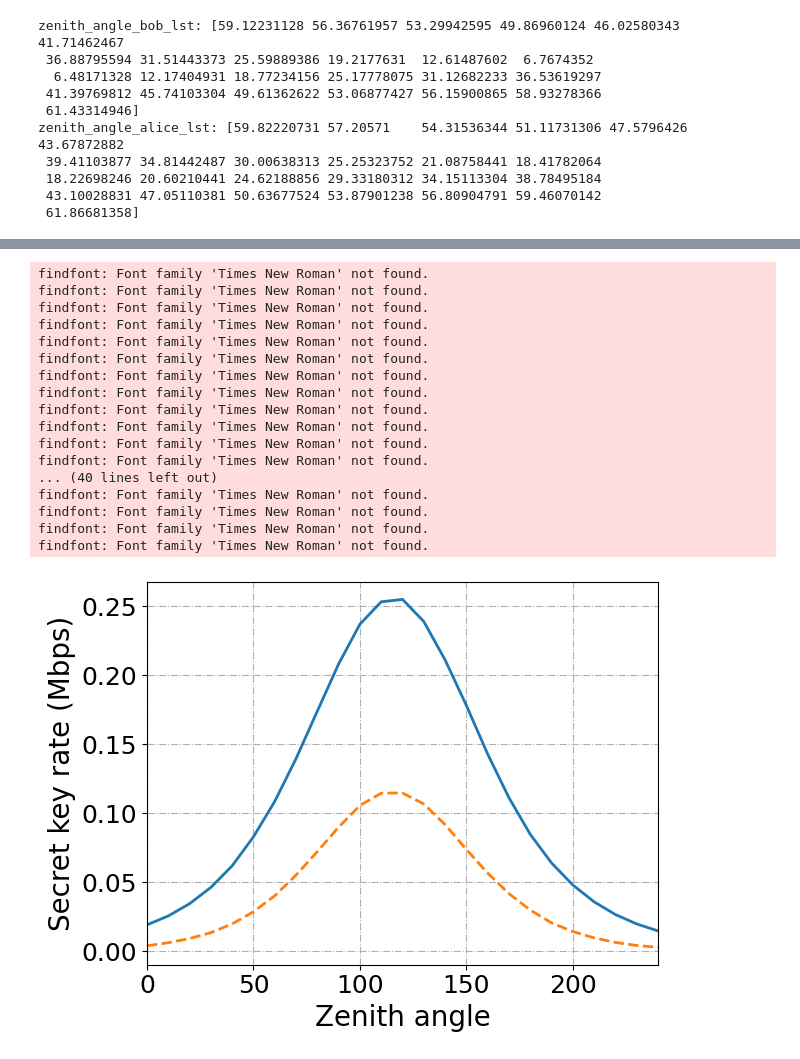
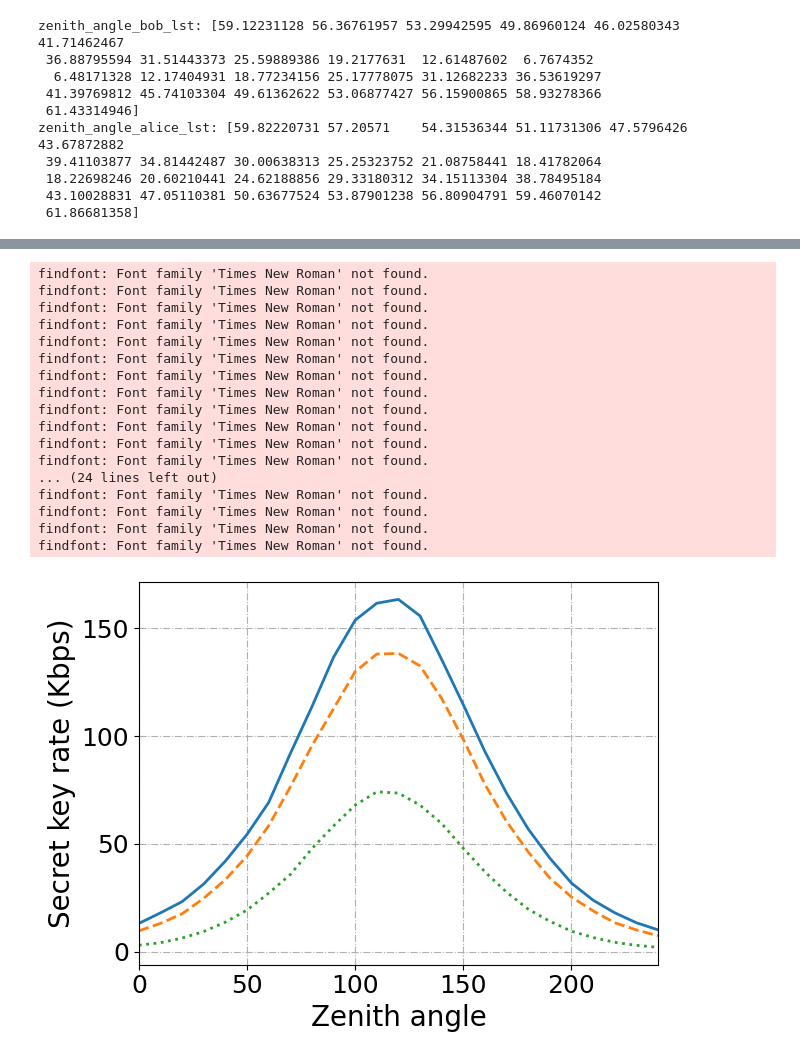
Before and after one commit to takkiiiiiiiii/BBM92_Simulatior, a Jupyter notebook: src/skr_satellite_pass_yudai/simulation_new3 copy.ipynb, the cells around one changed output, grey strips where cells are left out. Cells and saved outputs as stored; diff of their text form; code cells hidden in the pictures.

Commit message:
WIP:Simulate

```diff
--- a/src/skr_satellite_pass_yudai/simulation_new3 copy.ipynb
+++ b/src/skr_satellite_pass_yudai/simulation_new3 copy.ipynb
@@ -80,7 +80,8 @@ zenith_angle_alice_lst: [59.82220731 57.20571    54.31536344 51.11731306 47.5796
  43.10028831 47.05110381 50.63677524 53.87901238 56.80904791 59.46070142
  61.86681358]
 # %%
-num_channel_coefficients = 2500 #100000
+num_channel_coefficients = 10000 #100000
+array_size = 10**5
 num_qubits_per_channel_coefficient = int(1e6)
 
 tau_zen_lst = np.array([0.81, 0.75, 0.55])
@@ -123,3 +124,5 @@ e_pol = 0.01
 backend = AerSimulator()
 
 qber_simul =  np.zeros((len(tau_zen_lst), len(zenith_angle_alice_lst)))
+average_simulated_sifted_bits = np.zeros((len(tau_zen_lst), len(zenith_angle_alice_lst)))
+skr_values = np.zeros((len(tau_zen_lst), len(zenith_angle_alice_lst)))
@@ -377,32 +334,33 @@ for idx in range(len(tau_zen_lst)):
 # %%
-plt.plot(t, skr_values[0][:]/10**6)
-plt.plot(t, skr_values[1][:]/10**6, ls='--')
+plt.plot(t, skr_values[0][:]/10**3)
+plt.plot(t, skr_values[1][:]/10**3, ls='--')
+plt.plot(t, skr_values[2][:]/10**3, ls=':')
 
 
 plt.xlabel(r"Zenith angle")
-plt.ylabel(r"Secret key rate (Mbps)")
+plt.ylabel(r"Secret key rate (Kbps)")
 
 plt.xlim(0, 240)
 
 plt.grid()
 plt.tight_layout()
 # %% [output]
 findfont: Font family 'Times New Roman' not found.
 findfont: Font family 'Times New Roman' not found.
 findfont: Font family 'Times New Roman' not found.
 findfont: Font family 'Times New Roman' not found.
 findfont: Font family 'Times New Roman' not found.
 findfont: Font family 'Times New Roman' not found.
 findfont: Font family 'Times New Roman' not found.
 findfont: Font family 'Times New Roman' not found.
 findfont: Font family 'Times New Roman' not found.
 findfont: Font family 'Times New Roman' not found.
 findfont: Font family 'Times New Roman' not found.
 findfont: Font family 'Times New Roman' not found.
-... (40 lines left out)
+... (24 lines left out)
 findfont: Font family 'Times New Roman' not found.
 findfont: Font family 'Times New Roman' not found.
 findfont: Font family 'Times New Roman' not found.
 findfont: Font family 'Times New Roman' not found.
-[figure, old version]
+[figure, new version]
 # %%
```
Also changed, not shown: parts of 8 cells of this notebook, 16 other files.
